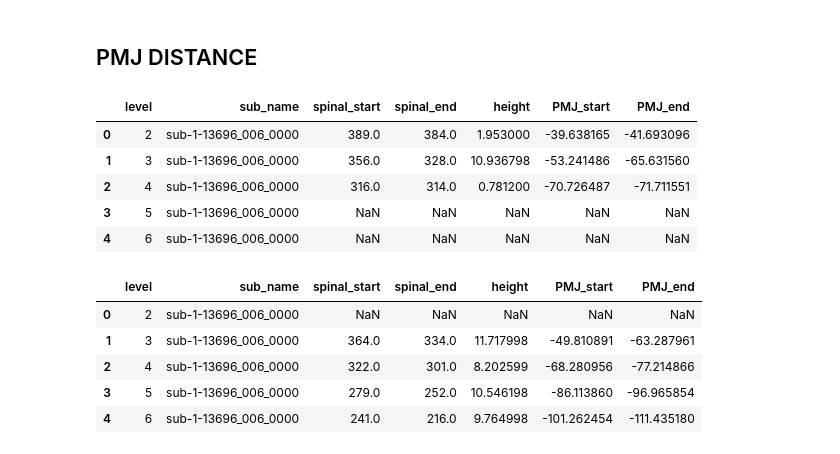
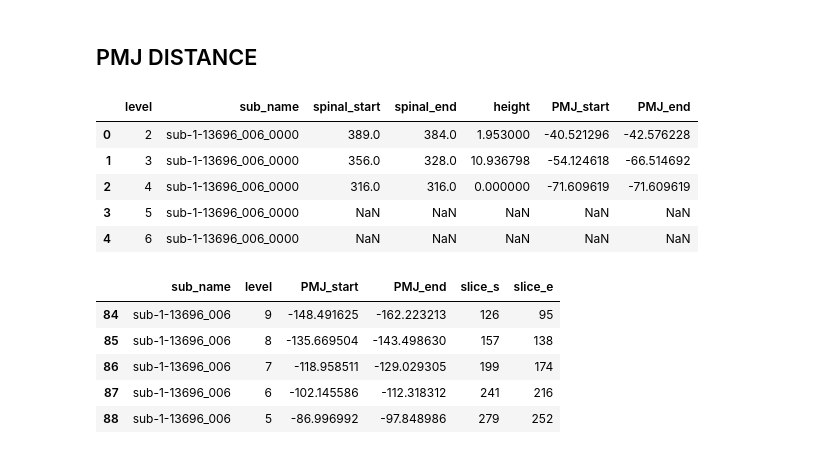
Before and after one commit to ivadomed/model-spinal-rootlets, a Jupyter notebook: utilities/plot_distance.ipynb, the cells around one changed output. Drawn from its saved outputs; the diff is of its cells as text; code cells hidden in the pictures.

```diff
--- a/utilities/plot_distance.ipynb
+++ b/utilities/plot_distance.ipynb
@@ -135,25 +135,26 @@ fig.show()
 # %% [markdown]
 ## PMJ DISTANCE
 # %%
-PATH_pmj = "/Users/theomathieu/Documents/Stage/results_img/sub-1-13696_006_0000_dist_pred.csv"
+PATH_pmj = "/Users/theomathieu/Documents/Stage/results_img/cadotte/csv_file_pred/sub-1-13696_006_0000_pmj-dist.csv"
 df_pmj = pd.read_csv(PATH_pmj)
 display(df_pmj.head())
-PATH_cad = "/Users/theomathieu/Documents/Stage/results_img/cadotte-sub1.csv"
-df_cad = pd.read_csv(PATH_cad)
+PATH_cad = "/Users/theomathieu/Documents/Stage/results_img/cadotte/root.csv"
+df_full_cad = pd.read_csv(PATH_cad)
+df_cad = df_full_cad[df_full_cad["sub_name"]=="sub-1-13696_006"]
 display(df_cad.head())
 # %% [output]
 |  | level | sub_name | spinal_start | spinal_end | height | PMJ_start | PMJ_end |
-| 0 | 2 | sub-1-13696_006_0000 | 389.0 | 384.0 | 1.953000 | -39.638165 | -41.693096 |
-| 1 | 3 | sub-1-13696_006_0000 | 356.0 | 328.0 | 10.936798 | -53.241486 | -65.631560 |
-| 2 | 4 | sub-1-13696_006_0000 | 316.0 | 314.0 | 0.781200 | -70.726487 | -71.711551 |
+| 0 | 2 | sub-1-13696_006_0000 | 389.0 | 384.0 | 1.953000 | -40.521296 | -42.576228 |
+| 1 | 3 | sub-1-13696_006_0000 | 356.0 | 328.0 | 10.936798 | -54.124618 | -66.514692 |
+| 2 | 4 | sub-1-13696_006_0000 | 316.0 | 316.0 | 0.000000 | -71.609619 | -71.609619 |
 | 3 | 5 | sub-1-13696_006_0000 | NaN | NaN | NaN | NaN | NaN |
 | 4 | 6 | sub-1-13696_006_0000 | NaN | NaN | NaN | NaN | NaN |
-|  | level | sub_name | spinal_start | spinal_end | height | PMJ_start | PMJ_end |
-| 0 | 2 | sub-1-13696_006_0000 | NaN | NaN | NaN | NaN | NaN |
-| 1 | 3 | sub-1-13696_006_0000 | 364.0 | 334.0 | 11.717998 | -49.810891 | -63.287961 |
-| 2 | 4 | sub-1-13696_006_0000 | 322.0 | 301.0 | 8.202599 | -68.280956 | -77.214866 |
-| 3 | 5 | sub-1-13696_006_0000 | 279.0 | 252.0 | 10.546198 | -86.113860 | -96.965854 |
-| 4 | 6 | sub-1-13696_006_0000 | 241.0 | 216.0 | 9.764998 | -101.262454 | -111.435180 |
+|  | sub_name | level | PMJ_start | PMJ_end | slice_s | slice_e |
+| 84 | sub-1-13696_006 | 9 | -148.491625 | -162.223213 | 126 | 95 |
+| 85 | sub-1-13696_006 | 8 | -135.669504 | -143.498630 | 157 | 138 |
+| 86 | sub-1-13696_006 | 7 | -118.958511 | -129.029305 | 199 | 174 |
+| 87 | sub-1-13696_006 | 6 | -102.145586 | -112.318312 | 241 | 216 |
+| 88 | sub-1-13696_006 | 5 | -86.996992 | -97.848986 | 279 | 252 |
 # %%
 subject = 1
 colors = ['#5B6C5D', '#5CC878', '#FF707D', '#64DEDC', '#D682C6', '#E1E074','#738282', '#C16200', '#197278', '#EF9CDA']
```
Also changed, not shown: parts of 6 cells of this notebook, 1 other file.
